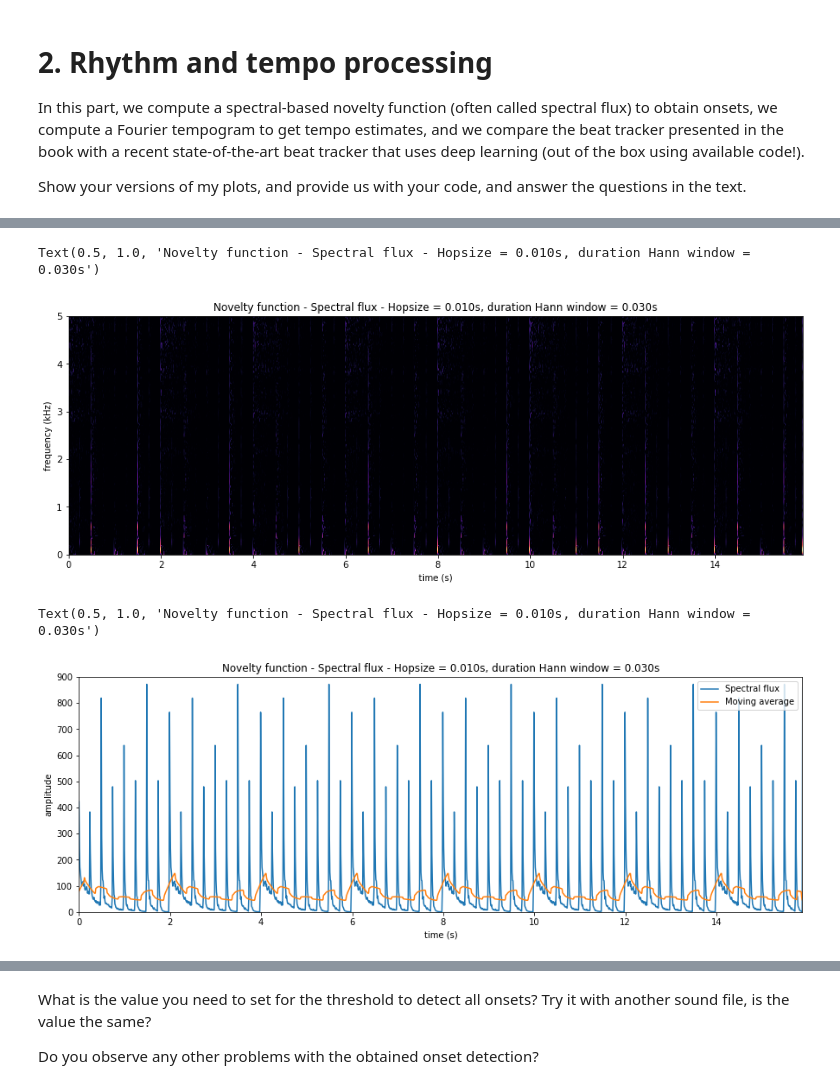
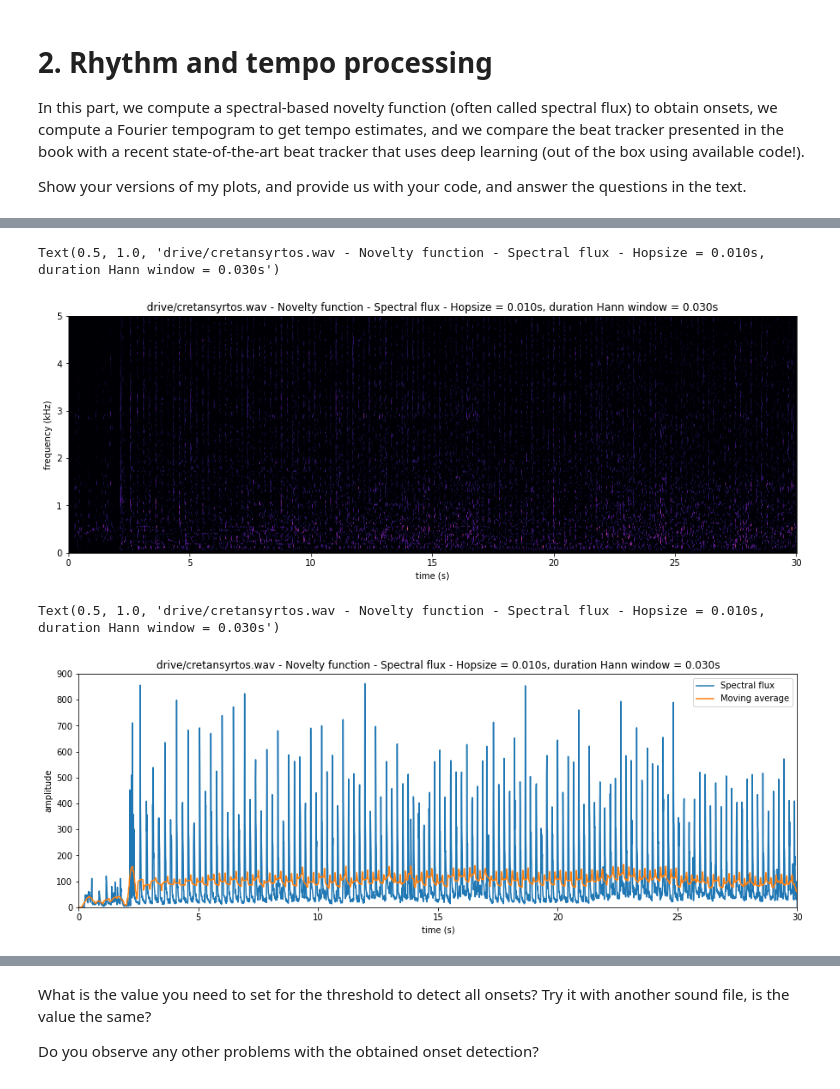
Before and after one commit to sergi-andreu/MusicInformatics, a Jupyter notebook: Lab 3 Beat Detection/DT2470_lab03_Carsten_Sergi.ipynb, the cells around one changed output, grey strips where cells are left out. Cells and saved outputs as stored; diff of their text form; code cells hidden in the pictures.

```diff
--- a/Lab 3 Beat Detection/DT2470_lab03_Carsten_Sergi.ipynb
+++ b/Lab 3 Beat Detection/DT2470_lab03_Carsten_Sergi.ipynb
@@ -79,19 +72,24 @@ Do you observe any other problems with the obtained onset detection?
 # %%
 # Getting the audio file (already downloaded)
 
-filepath = 'drive/drumloop120_mono.wav'
-# filepath = 'drive/cretansyrtos.wav'
+# filepath = 'drive/drumloop120_mono.wav'
+filepath = 'drive/cretansyrtos.wav'
 
 sound = pydub.AudioSegment.from_file(filepath, format="wav")
 
 sample_rate = sound.frame_rate
-duration    = sound.duration_seconds
+duration = sound.duration_seconds
 
 if sound.channels > 1:
     sound = sound.split_to_mono()[0]
 
 samples = sound.get_array_of_samples()
 
+if duration > 30:
+    # Get only first 30 seconds to prevent memory overflow
+    duration = 30
+    samples = samples[:sample_rate*30]
+
 # Normalizing
 samples = np.array(samples) / sound.max_possible_amplitude
 # %%
@@ -113,22 +111,25 @@ Text(0.5, 1.0, 'Soundfile: drive/drumloop120_mono.wav')
 from scipy.signal import stft
 
 window_size_in_samples = 0.030 * sample_rate
-hop_size_in_samples    = 0.010 * sample_rate
-noverlap = window_size_in_samples - hop_size_in_samples      # Number of points to overlap between segments
+hop_size_in_samples = 0.010 * sample_rate
+# Number of points to overlap between segments
+noverlap = window_size_in_samples - hop_size_in_samples
 
 # Compute short-time Fourier transform
-f, t, Zxx = stft(samples, fs=sample_rate, window='hann', nperseg=window_size_in_samples, noverlap=noverlap, nfft=8192)
+f, t, Zxx = stft(samples, fs=sample_rate, window='hann',
+                 nperseg=window_size_in_samples, noverlap=noverlap, nfft=8192)
 f_kHz = f/1000  # conversion to kHz
 
 # Logarithmic compression of the magnitude spectrum
 gamma = 100
 dB_mag_log_compr = np.log(1 + gamma * np.abs(Zxx))
 
-#Plotting
-fig, ax = plt.subplots(figsize=(15,5))
+# Plotting
+fig, ax = plt.subplots(figsize=(15, 5))
 im = ax.pcolormesh(t, f_kHz, dB_mag_log_compr, shading='nearest', cmap='magma')
 ax.set_xlabel('time (s)')
 ax.set_ylabel('frequency (kHz)')
-ax.set_ylim((0,5))
-ax.set_title(f'STFT LOG magnitude - Hopsize = 0.010s, duration Hann window = 0.030s')
+ax.set_ylim((0, 5))
+ax.set_title(
+    f'{filepath} - STFT LOG magnitude - Hopsize = 0.010s, duration Hann window = 0.030s')
 # %% [output]
@@ -140,59 +141,64 @@ Text(0.5, 1.0, 'STFT LOG magnitude - Hopsize = 0.010s, duration Hann window = 0.
 def halfWaveRect(x):
     return (x + np.abs(x))/2
 
-novelty = np.roll(dB_mag_log_compr,-1, axis=1) - dB_mag_log_compr
+
+novelty = np.roll(dB_mag_log_compr, -1, axis=1) - dB_mag_log_compr
 noveltyHWR = halfWaveRect(novelty)
 
-#Plotting
-fig, ax = plt.subplots(figsize=(15,5))
+# Plotting
+fig, ax = plt.subplots(figsize=(15, 5))
 im = ax.pcolormesh(t, f_kHz, noveltyHWR, shading='nearest', cmap='magma')
 ax.set_xlabel('time (s)')
 ax.set_ylabel('frequency (kHz)')
-ax.set_ylim((0,5))
-ax.set_title(f'Novelty function - Spectral flux - Hopsize = 0.010s, duration Hann window = 0.030s')
+ax.set_ylim((0, 5))
+ax.set_title(
+    f'{filepath} - Novelty function - Spectral flux - Hopsize = 0.010s, duration Hann window = 0.030s')
 # %% [output]
-Text(0.5, 1.0, 'Novelty function - Spectral flux - Hopsize = 0.010s, duration Hann window = 0.030s')
+Text(0.5, 1.0, 'drive/cretansyrtos.wav - Novelty function - Spectral flux - Hopsize = 0.010s, duration Hann window = 0.030s')
-[figure, old version]
+[figure, new version]
 # %%
 # Sum novelty over frequency onto time axis
 
 def movingAverage(x, M):
     return np.convolve(x, np.ones(M), "same")/(M)
 
+
 def movingAverage2(x, M):
     return (np.convolve(x, np.ones(M), "full")/(M))[(M-1):]
+
 
 noveltyHWR_time = np.sum(noveltyHWR, axis=0)
 
 nr_samples = np.shape(noveltyHWR_time)[0]
 
 
 """
 Check what value is the best:: for size averaging window
 
 You would usually choose a value that is related to a time duration larger than the STFT window.
 You need to take the average of a certain number of STFT windows at least. Experiment with values
-of about 100ms up to a second, and see what happens!
+of about 100ms up to a second and see what happens
 """
 
 size_averaging_window_seconds = 0.250     # seconds
 size_averaging_window = int(nr_samples / duration * size_averaging_window_seconds)
 novelty_moving_average = movingAverage(noveltyHWR_time, size_averaging_window)
 
 
-#Plotting
-fig, ax = plt.subplots(figsize=(15,5))
+# Plotting
+fig, ax = plt.subplots(figsize=(15, 5))
 ax.plot(t, noveltyHWR_time, '-', label="Spectral flux")
 ax.plot(t, novelty_moving_average, '-', label="Moving average")
 ax.set_xlabel('time (s)')
 ax.set_ylabel('amplitude')
-ax.set_xlim(0,duration)
-ax.set_ylim(0,900)
+ax.set_xlim(0, duration)
+ax.set_ylim(0, 900)
 ax.legend()
-ax.set_title(f'Novelty function - Spectral flux - Hopsize = 0.010s, duration Hann window = 0.030s')
+ax.set_title(
+    f'{filepath} - Novelty function - Spectral flux - Hopsize = 0.010s, duration Hann window = 0.030s')
 # %% [output]
-Text(0.5, 1.0, 'Novelty function - Spectral flux - Hopsize = 0.010s, duration Hann window = 0.030s')
+Text(0.5, 1.0, 'drive/cretansyrtos.wav - Novelty function - Spectral flux - Hopsize = 0.010s, duration Hann window = 0.030s')
-[figure, old version]
+[figure, new version]
 # %%
 # Subtract moving average and keep positive part
 
```
Also changed, not shown: parts of 20 cells of this notebook.
